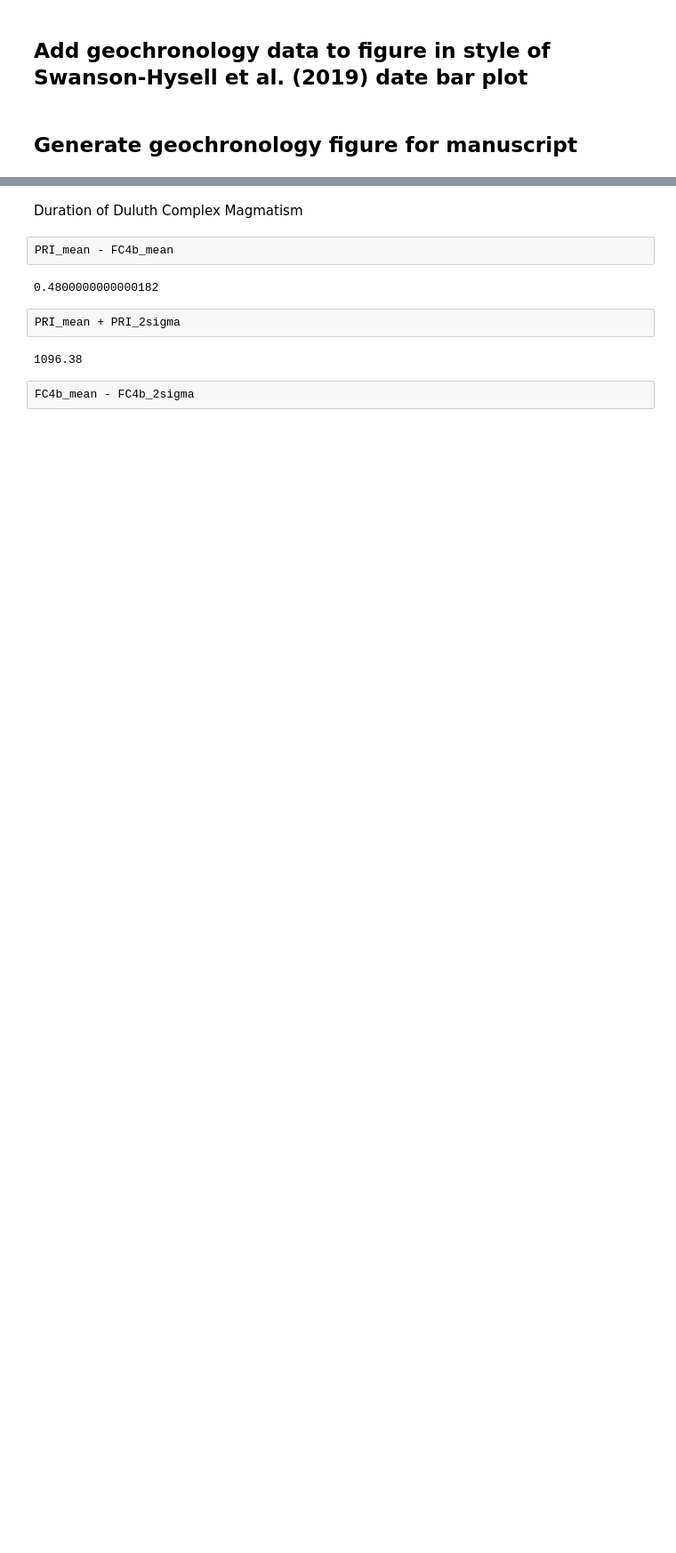
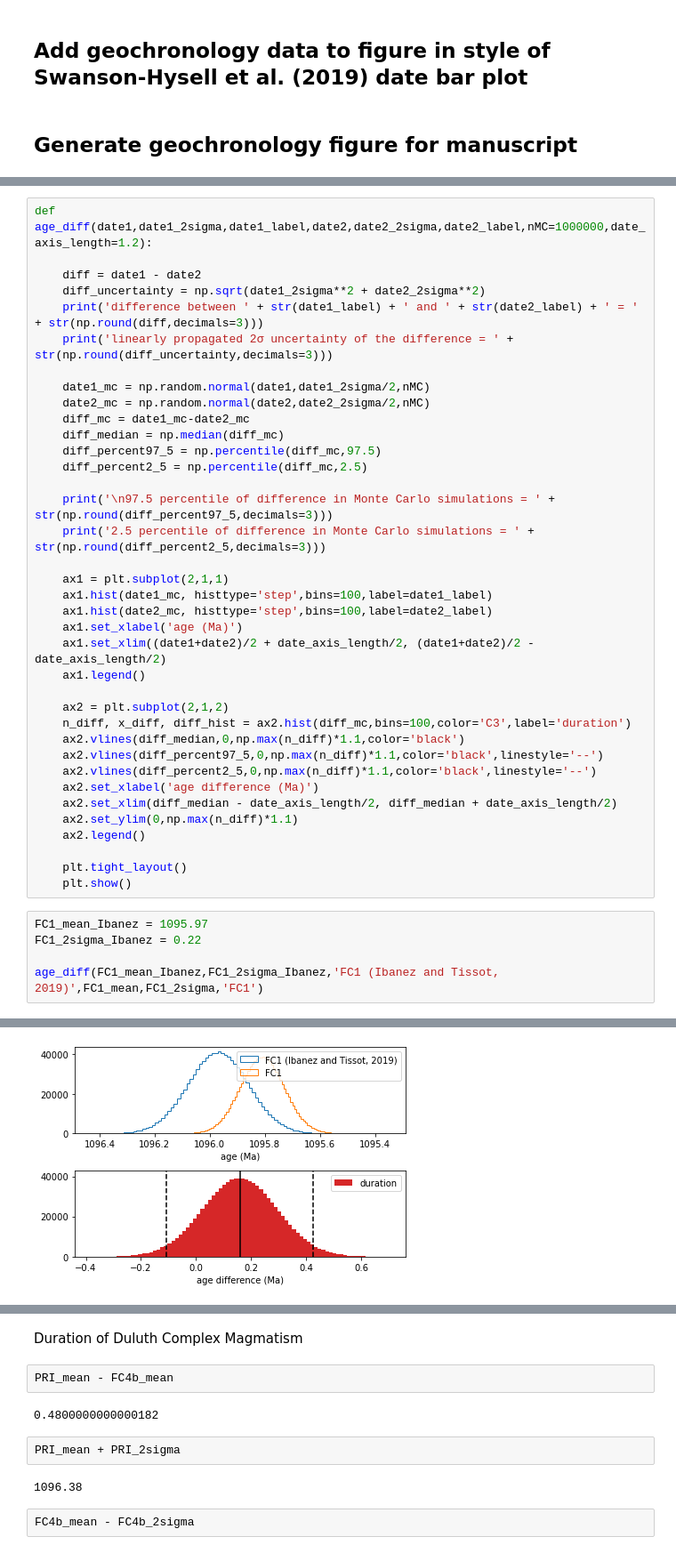
Before and after one commit to Swanson-Hysell-Group/2020_Duluth_Complex, a Jupyter notebook: code/Duluth_Complex_notebook.ipynb, the cells around one changed output, grey strips where cells are left out. Shown at 89% size. Saved outputs shown, nothing was run; the diff lists cells and outputs as text; blank space fills up the shorter version.

Commit message:
first round of edits in response to reviewer comments

```diff
--- a/code/Duluth_Complex_notebook.ipynb
+++ b/code/Duluth_Complex_notebook.ipynb
@@ -1357,0 +1383,43 @@ plt.show(fig)
+# %%
+def age_diff(date1,date1_2sigma,date1_label,date2,date2_2sigma,date2_label,nMC=1000000,date_axis_length=1.2):
+
+    diff = date1 - date2
+    diff_uncertainty = np.sqrt(date1_2sigma**2 + date2_2sigma**2)
+    print('difference between ' + str(date1_label) + ' and ' + str(date2_label) + ' = ' + str(np.round(diff,decimals=3)))
+    print('linearly propagated 2σ uncertainty of the difference = ' + str(np.round(diff_uncertainty,decimals=3)))
+
+    date1_mc = np.random.normal(date1,date1_2sigma/2,nMC)
+    date2_mc = np.random.normal(date2,date2_2sigma/2,nMC)
+    diff_mc = date1_mc-date2_mc
+    diff_median = np.median(diff_mc)
+    diff_percent97_5 = np.percentile(diff_mc,97.5)
+    diff_percent2_5 = np.percentile(diff_mc,2.5)
+
+    print('\n97.5 percentile of difference in Monte Carlo simulations = ' + str(np.round(diff_percent97_5,decimals=3)))
+    print('2.5 percentile of difference in Monte Carlo simulations = ' + str(np.round(diff_percent2_5,decimals=3)))
+
+    ax1 = plt.subplot(2,1,1)
+    ax1.hist(date1_mc, histtype='step',bins=100,label=date1_label)
+    ax1.hist(date2_mc, histtype='step',bins=100,label=date2_label)
+    ax1.set_xlabel('age (Ma)')
+    ax1.set_xlim((date1+date2)/2 + date_axis_length/2, (date1+date2)/2 - date_axis_length/2)
+    ax1.legend()
+
+    ax2 = plt.subplot(2,1,2)
+    n_diff, x_diff, diff_hist = ax2.hist(diff_mc,bins=100,color='C3',label='duration')
+    ax2.vlines(diff_median,0,np.max(n_diff)*1.1,color='black')
+    ax2.vlines(diff_percent97_5,0,np.max(n_diff)*1.1,color='black',linestyle='--')
+    ax2.vlines(diff_percent2_5,0,np.max(n_diff)*1.1,color='black',linestyle='--')
+    ax2.set_xlabel('age difference (Ma)')
+    ax2.set_xlim(diff_median - date_axis_length/2, diff_median + date_axis_length/2)
+    ax2.set_ylim(0,np.max(n_diff)*1.1)
+    ax2.legend()
+
+    plt.tight_layout()
+    plt.show()
+# %%
+FC1_mean_Ibanez = 1095.97
+FC1_2sigma_Ibanez = 0.22
+
+age_diff(FC1_mean_Ibanez,FC1_2sigma_Ibanez,'FC1 (Ibanez and Tissot, 2019)',FC1_mean,FC1_2sigma,'FC1')
+# %% [output]
@@ -1357,0 +1431 @@ plt.show(fig)
+[figure, added]
```
Also changed, not shown: parts of 28 cells of this notebook, 1 other file.
